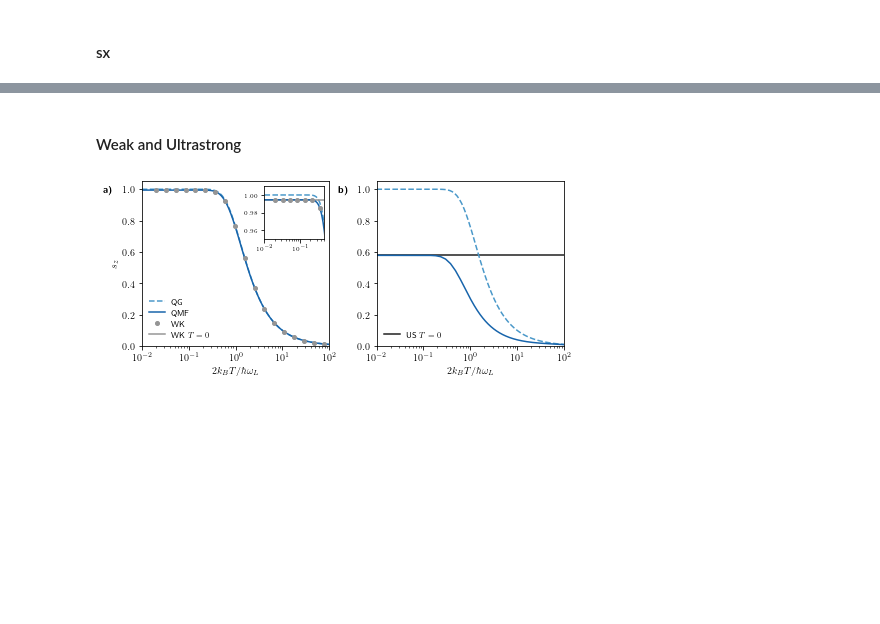
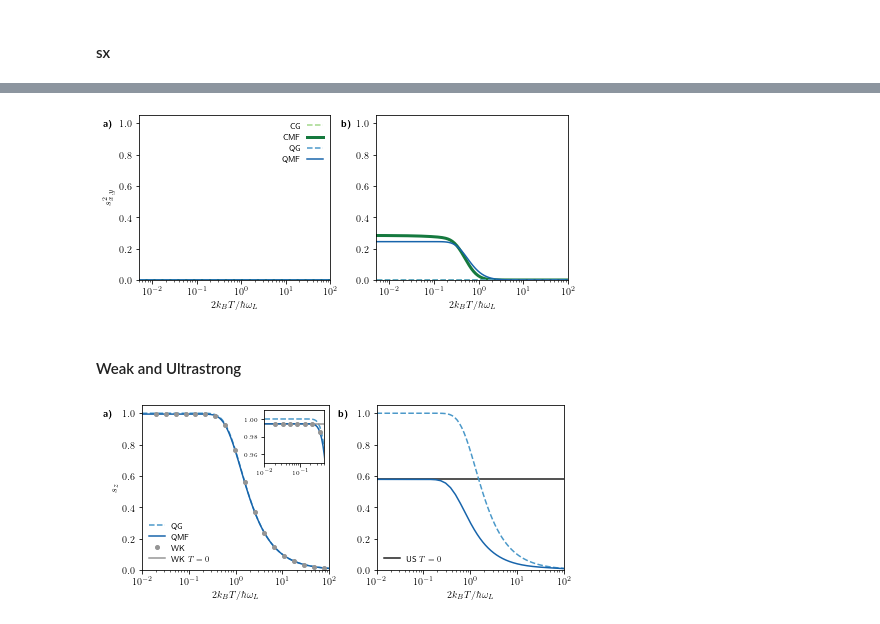
Before and after one commit to quantum-exeter/QuantumSpinDynamics, a Jupyter notebook: plot/plotStatics.ipynb, the cells around one changed output, grey strips where cells are left out. Drawn from its saved outputs; the diff is of its cells as text; code cells hidden in the pictures; blank space fills up the shorter version.

```diff
--- a/plot/plotStatics.ipynb
+++ b/plot/plotStatics.ipynb
@@ -278,3 +225,49 @@ plt.savefig('/Users/charliehogg/Dropbox/PhD/1. 3D Project/Paper/Graphs/sx_T_prmd
+# %%
+fig, ax = plt.subplots(1, 2, figsize=(6.75, 3))  #size in inches
+
+bcmap = plt.get_cmap('Blues')
+ocmap = plt.get_cmap('YlGn')
+gcmap = plt.get_cmap('Greys')
+
+ax[0].set_xlabel("$2k_B T/\hbar\omega_L$")
+ax[1].set_xlabel("$2k_B T/\hbar\omega_L$")
+ax[0].set_ylabel("$s_{x,y}^2$")
+
+for i in [0, 1]:
+        ax[i].set_xlim(0.5e-2, 1.0e2)
+        ax[i].set_ylim(0.0, 1.05)
+
+##### Data 3D ######
+
+## Classical ##
+ax[0].semilogx(dataG_cl[:,0], dataG_cl[:,1]**2, color=ocmap(0.4), linestyle='--', zorder=2, label='CG') # Gibbs (Numerical)
+ax[0].semilogx(data3D_prmd_cl[:,0], data3D_prmd_cl[:,1]**2, color=ocmap(0.8), linestyle='-', linewidth=3, zorder=1, label='CMF') # MFGS
+
+## Quantum ##
+ax[0].semilogx(dataG_qu[:,0], dataG_qu[:,1]**2, color=bcmap(0.6), linestyle='--', label='QG') # Gibbs
+ax[0].semilogx(data3D_prmd[:,0], data3D_prmd[:,1]**2, color=bcmap(0.8), label='QMF') # MFGS
+
+##### Data 1D ######
+
+## Classical ##
+ax[1].semilogx(dataG_cl[:,0], dataG_cl[:,1]**2, color=ocmap(0.4), linestyle='--', zorder=2, label='CG') # Gibbs (Numerical)
+ax[1].semilogx(data1D_prmd_cl[:,0], data1D_prmd_cl[:,1]**2, color=ocmap(0.8), linestyle='-', linewidth=3, zorder=0) # MFGS
+
+## Quantum ##
+ax[1].semilogx(dataG_qu[:,0], dataG_qu[:,1]**2, color=bcmap(0.6), linestyle='--') # Gibbs
+ax[1].semilogx(data1D_prmd[:,0], data1D_prmd[:,1]**2, color=bcmap(0.8)) # MFGS
+
+ax[0].text(0.08e-2, 0.98, '\\textbf{a)}')
+ax[1].text(0.08e-2, 0.98, '\\textbf{b)}')
+
+ax[0].legend(ncol=1, loc='upper right', frameon=False, markerfirst=False)
+
+fig.tight_layout(w_pad = 1.4)
+
+# plt.savefig('/Users/charliehogg/Dropbox/PhD/1. 3D Project/Paper/Graphs/sz_T_prmd_new_1D_model.pdf', dpi=300) # Export for Mac
+plt.savefig('C://Users//crh222//Dropbox//PhD//1. 3D Project///Paper//Graphs//sxy_T_prmd_new_1D_model.pdf', dpi=300) # Export for Windows
+# %% [output]
+[figure, added]
 # %% [markdown]
 #### Weak and Ultrastrong ####
 # %%
```
Also changed, not shown: parts of 2 cells of this notebook.
